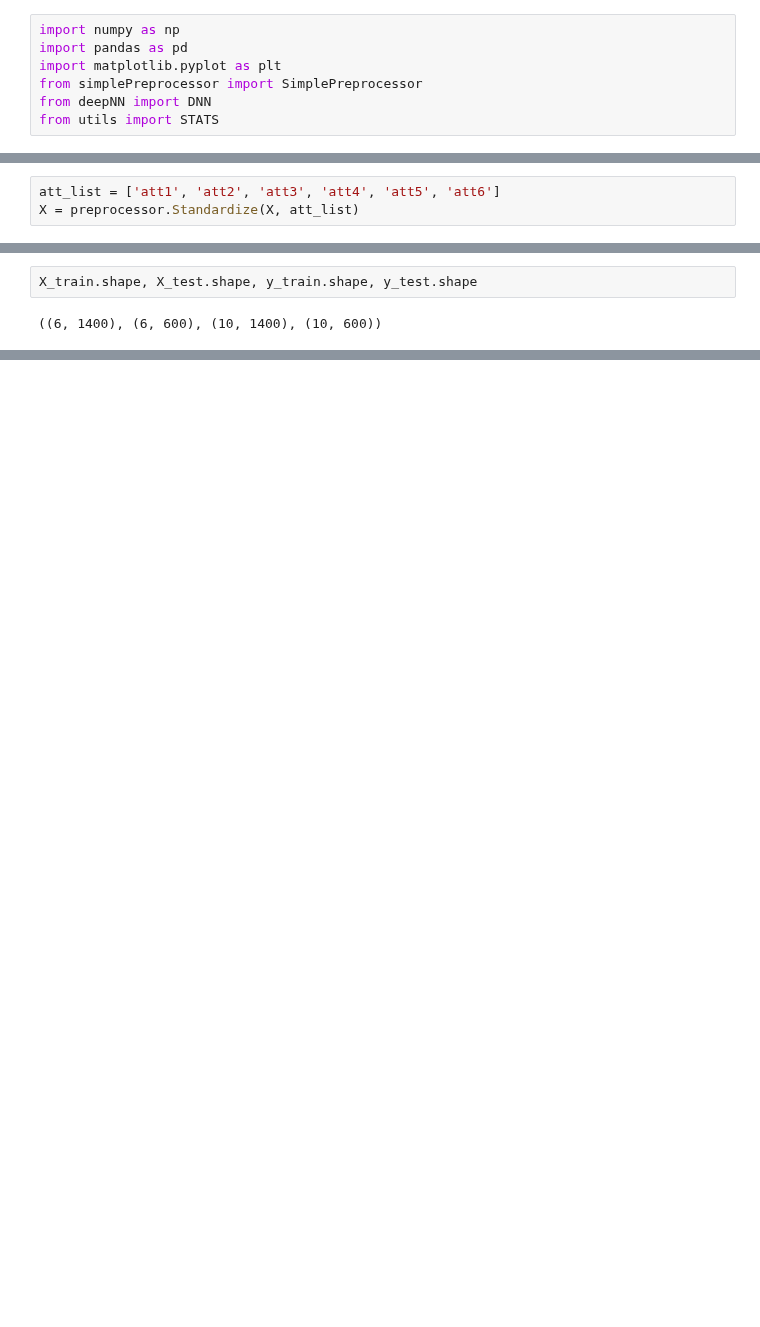
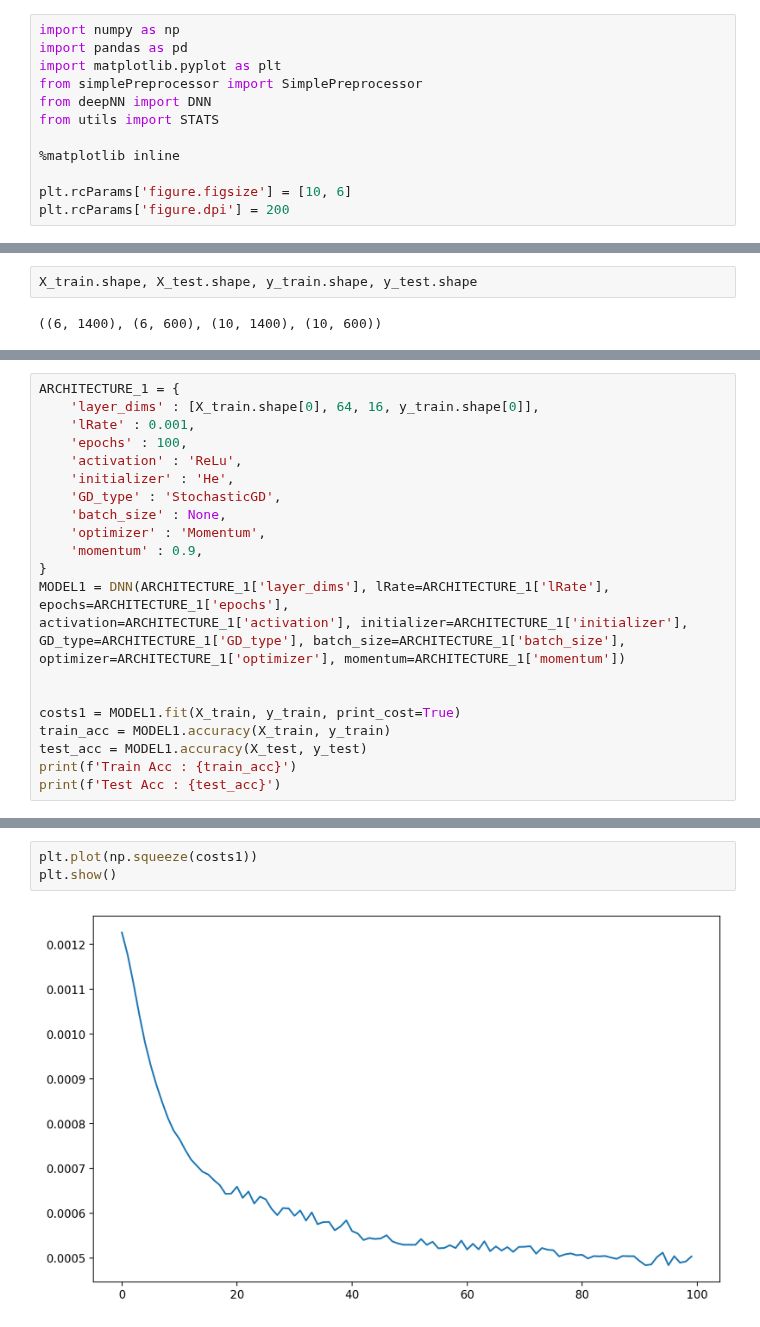
Before and after one commit to CyberKnight1803/ML_Assignment, a Jupyter notebook: ANN/ANN.ipynb, the cells around one changed output, grey strips where cells are left out. Saved outputs shown, nothing was run; the diff lists cells and outputs as text; blank space fills up the shorter version.

```diff
--- a/ANN/ANN.ipynb
+++ b/ANN/ANN.ipynb
@@ -7,6 +7,11 @@ import matplotlib.pyplot as plt
 from simplePreprocessor import SimplePreprocessor
 from deepNN import DNN
 from utils import STATS
+
+%matplotlib inline
+
+plt.rcParams['figure.figsize'] = [10, 6]
+plt.rcParams['figure.dpi'] = 200
 # %%
 df = pd.read_csv('dataset_NN.csv').sample(frac=1, random_state=42)
 X = df.iloc[:, :-1]
@@ -33,6 +29,3 @@ X.head()
-# %%
-att_list = ['att1', 'att2', 'att3', 'att4', 'att5', 'att6']
-X = preprocessor.Standardize(X, att_list)
 # %%
 X.head()
 # %% [output]
@@ -91,0 +62,23 @@ STATS(hyperparameters, layer_dims, DNN, X_train, X_test, y_train, y_test)
+# %%
+ARCHITECTURE_1 = {
+    'layer_dims' : [X_train.shape[0], 64, 16, y_train.shape[0]],
+    'lRate' : 0.001,
+    'epochs' : 100,
+    'activation' : 'ReLu',
+    'initializer' : 'He',
+    'GD_type' : 'StochasticGD',
+    'batch_size' : None,
+    'optimizer' : 'Momentum',
+    'momentum' : 0.9,
+}
+MODEL1 = DNN(ARCHITECTURE_1['layer_dims'], lRate=ARCHITECTURE_1['lRate'], epochs=ARCHITECTURE_1['epochs'],
+activation=ARCHITECTURE_1['activation'], initializer=ARCHITECTURE_1['initializer'],
+GD_type=ARCHITECTURE_1['GD_type'], batch_size=ARCHITECTURE_1['batch_size'],
+optimizer=ARCHITECTURE_1['optimizer'], momentum=ARCHITECTURE_1['momentum'])
+
+
+costs1 = MODEL1.fit(X_train, y_train, print_cost=True)
+train_acc = MODEL1.accuracy(X_train, y_train)
+test_acc = MODEL1.accuracy(X_test, y_test)
+print(f'Train Acc : {train_acc}')
+print(f'Test Acc : {test_acc}')
@@ -91,0 +93,5 @@ STATS(hyperparameters, layer_dims, DNN, X_train, X_test, y_train, y_test)
+# %%
+plt.plot(np.squeeze(costs1))
+plt.show()
+# %% [output]
+[figure, added]
```
Also changed, not shown: parts of 9 cells of this notebook, 4 other files.
